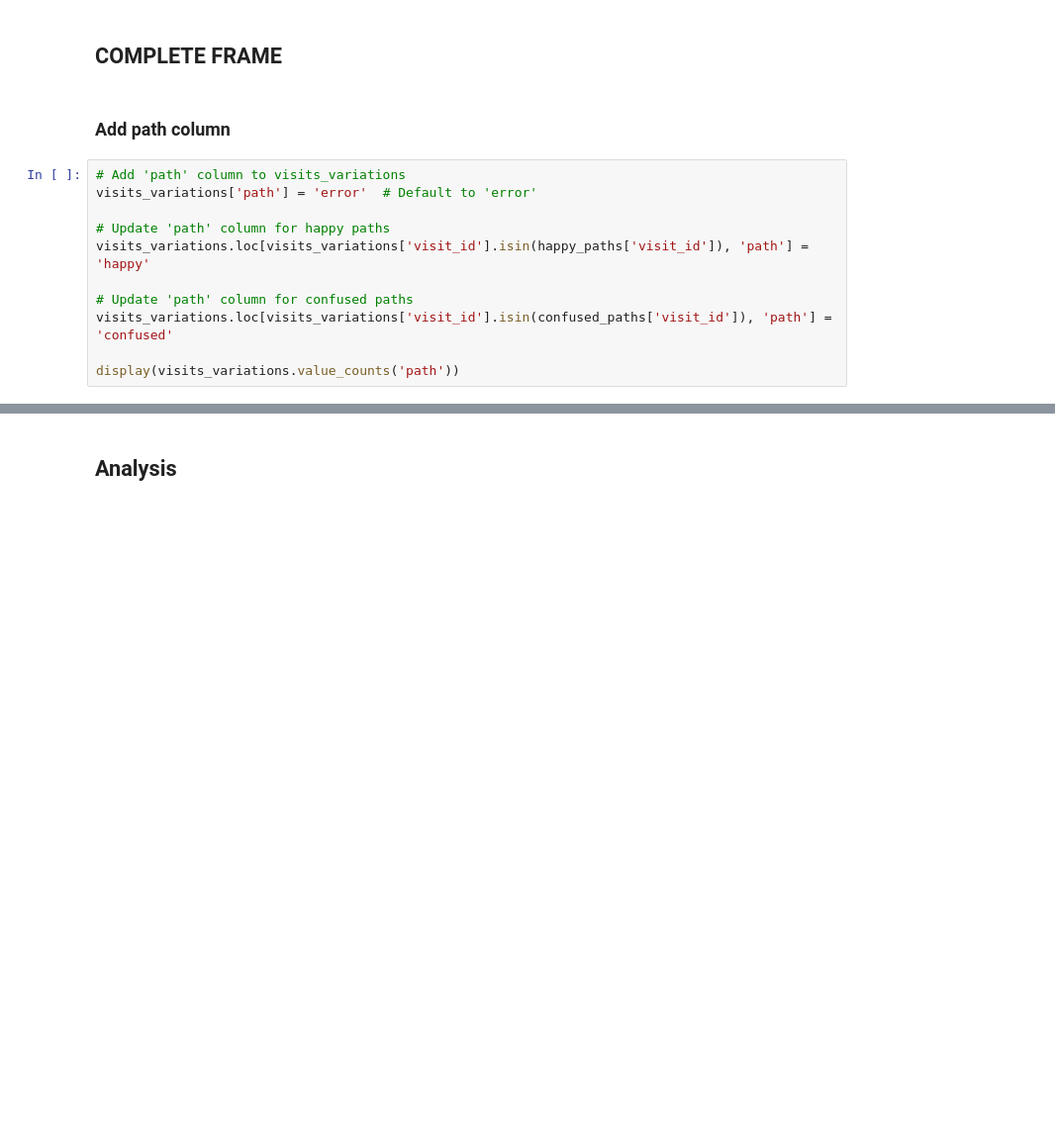
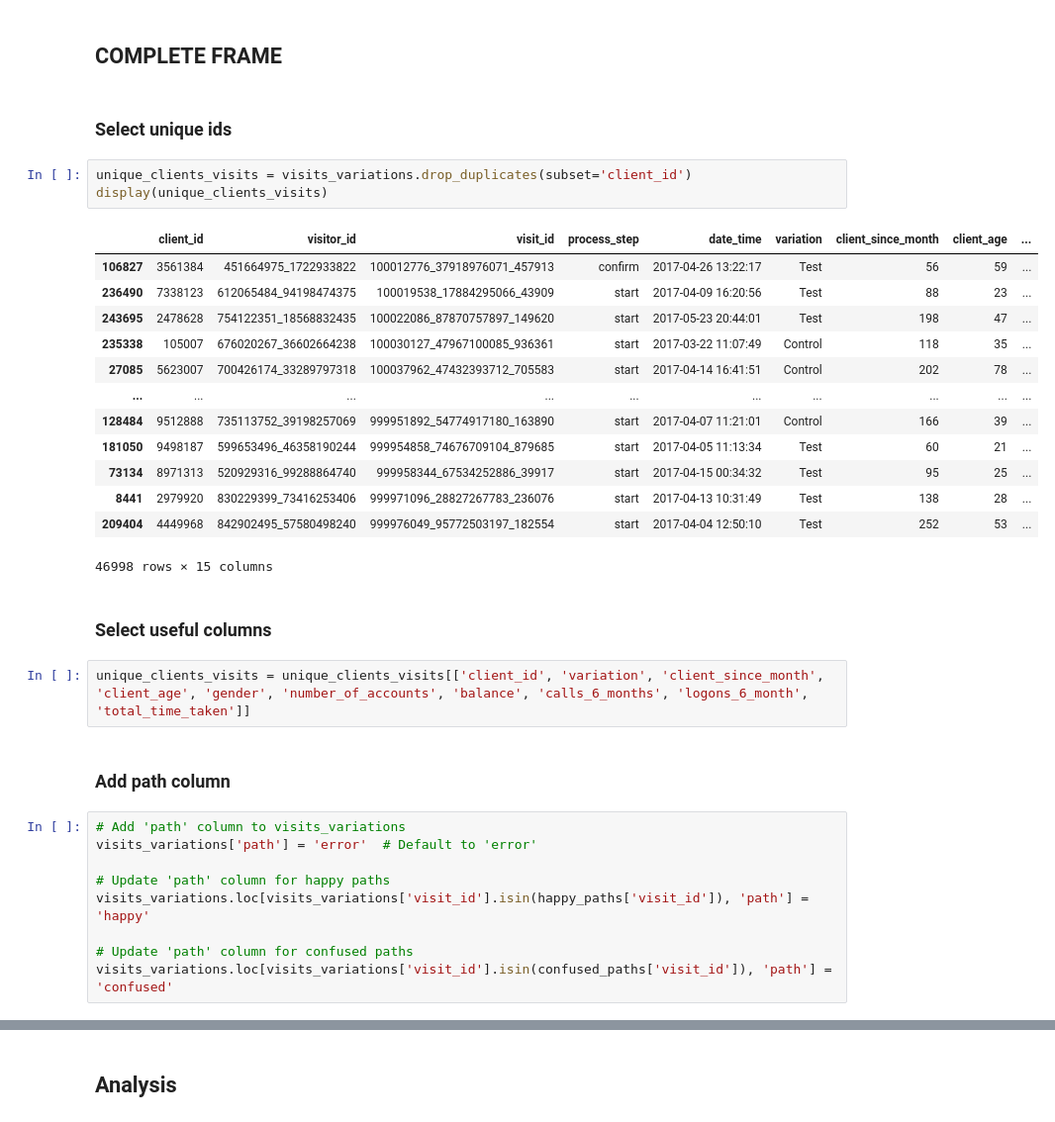
Before and after one commit to Aru-jan/vanguard-ab-test, a Jupyter notebook: main.ipynb, the cells around one changed output, grey strips where cells are left out. Shown: that part at 99% size. Cells and saved outputs as stored; diff of their text form; blank space fills up the shorter version.

Commit message:
added columns

```diff
--- a/main.ipynb
+++ b/main.ipynb
@@ -386,5 +1040,28 @@ plt.show()
 # %% [markdown]
 ## COMPLETE FRAME
+# %% [markdown]
+### Select unique ids
+# %%
+unique_clients_visits = visits_variations.drop_duplicates(subset='client_id')
+display(unique_clients_visits)
+# %% [output]
+|  | client_id | visitor_id | visit_id | process_step | date_time | variation | client_since_month | client_age | ... |
+| 106827 | 3561384 | 451664975_1722933822 | 100012776_37918976071_457913 | confirm | 2017-04-26 13:22:17 | Test | 56 | 59 | ... |
+| 236490 | 7338123 | 612065484_94198474375 | 100019538_17884295066_43909 | start | 2017-04-09 16:20:56 | Test | 88 | 23 | ... |
+| 243695 | 2478628 | 754122351_18568832435 | 100022086_87870757897_149620 | start | 2017-05-23 20:44:01 | Test | 198 | 47 | ... |
+| 235338 | 105007 | 676020267_36602664238 | 100030127_47967100085_936361 | start | 2017-03-22 11:07:49 | Control | 118 | 35 | ... |
+| 27085 | 5623007 | 700426174_33289797318 | 100037962_47432393712_705583 | start | 2017-04-14 16:41:51 | Control | 202 | 78 | ... |
+| ... | ... | ... | ... | ... | ... | ... | ... | ... | ... |
+| 128484 | 9512888 | 735113752_39198257069 | 999951892_54774917180_163890 | start | 2017-04-07 11:21:01 | Control | 166 | 39 | ... |
+| 181050 | 9498187 | 599653496_46358190244 | 999954858_74676709104_879685 | start | 2017-04-05 11:13:34 | Test | 60 | 21 | ... |
+| 73134 | 8971313 | 520929316_99288864740 | 999958344_67534252886_39917 | start | 2017-04-15 00:34:32 | Test | 95 | 25 | ... |
+| 8441 | 2979920 | 830229399_73416253406 | 999971096_28827267783_236076 | start | 2017-04-13 10:31:49 | Test | 138 | 28 | ... |
+| 209404 | 4449968 | 842902495_57580498240 | 999976049_95772503197_182554 | start | 2017-04-04 12:50:10 | Test | 252 | 53 | ... |
+46998 rows × 15 columns
+# %% [markdown]
+### Select useful columns
+# %%
+unique_clients_visits = unique_clients_visits[['client_id', 'variation', 'client_since_month', 'client_age', 'gender', 'number_of_accounts', 'balance', 'calls_6_months', 'logons_6_month',	'total_time_taken']]
 # %% [markdown]
 ### Add path column
 # %%
@@ -396,5 +1073,3 @@ visits_variations.loc[visits_variations['visit_id'].isin(happy_paths['visit_id']
 
 # Update 'path' column for confused paths
 visits_variations.loc[visits_variations['visit_id'].isin(confused_paths['visit_id']), 'path'] = 'confused'
-
-display(visits_variations.value_counts('path'))
```
Also changed, not shown: parts of 53 cells of this notebook.
